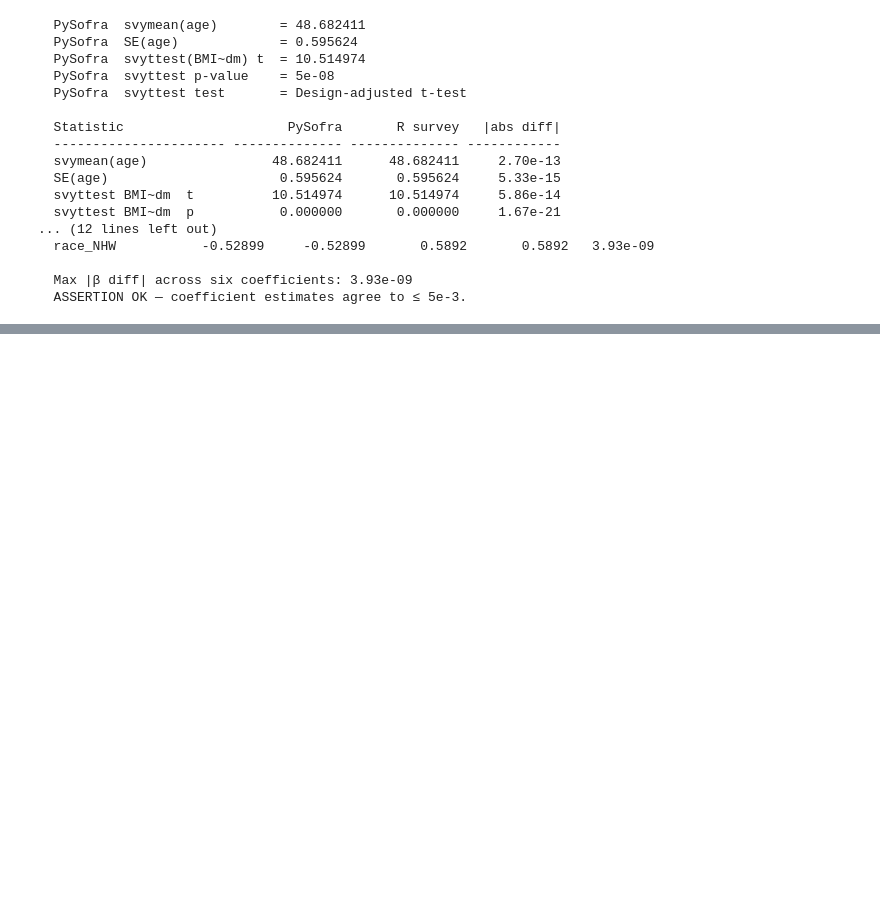
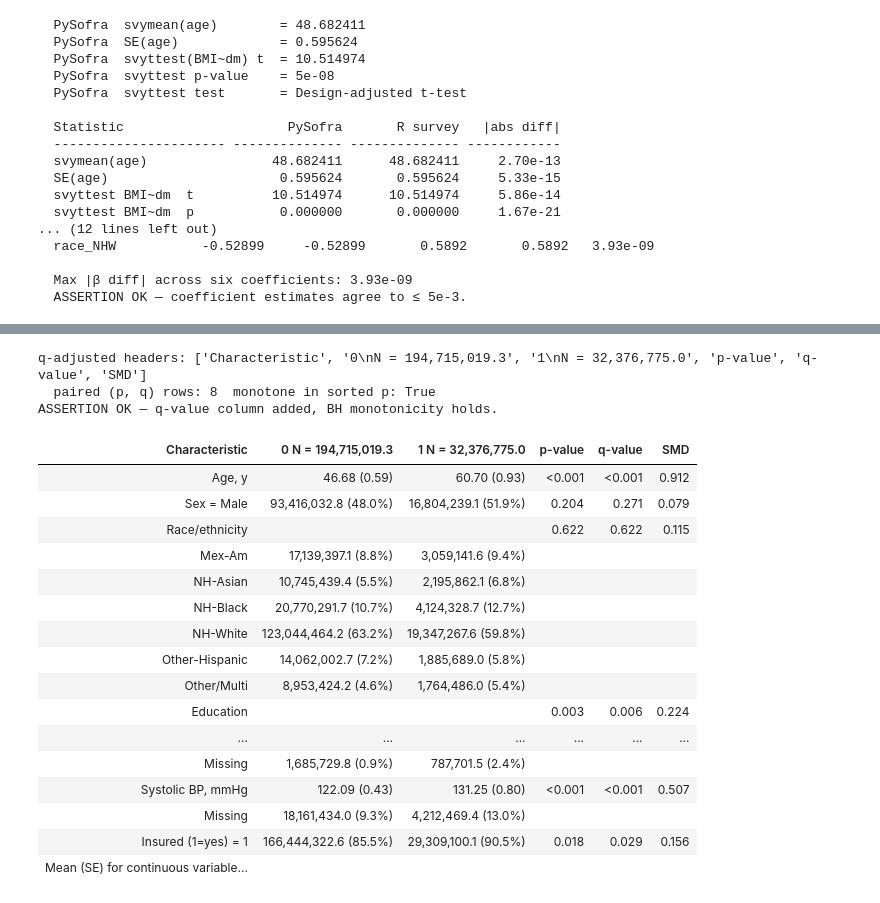
Before and after one commit to jturner-uofl/pysofra, a Jupyter notebook: examples/jss_case_study/jss_case_study.ipynb, the cells around one changed output, grey strips where cells are left out. Drawn from its saved outputs; the diff is of its cells as text; code cells hidden in the pictures; blank space fills up the shorter version.

```diff
--- a/examples/jss_case_study/jss_case_study.ipynb
+++ b/examples/jss_case_study/jss_case_study.ipynb
@@ -726,0 +900,49 @@ else:
+# %%
+# Apply BH adjustment to the inference table from Step 5
+t_q = t_inf.add_q(method="fdr_bh")
+q_headers = [h.text for h in t_q.headers[0].cells]
+print(f"q-adjusted headers: {q_headers}")
+assert any("q" in h.lower() for h in q_headers), \
+    "add_q did not insert a q-value column"
+# Pull the raw p and q values for monotonicity check
+ps_qs = []
+for r in t_q.rows:
+    p, q = None, None
+    for c in r.cells:
+        if c.kind == "p_value" and isinstance(c.value, (int, float)):
+            p = float(c.value)
+        if c.kind == "q_value" and isinstance(c.value, (int, float)):
+            q = float(c.value)
+    if p is not None and q is not None:
+        ps_qs.append((p, q))
+ps_qs.sort()
+qs_sorted = [q for _, q in ps_qs]
+# BH q is monotone non-decreasing in sorted p
+monotone = all(qs_sorted[i] <= qs_sorted[i + 1] + 1e-9
+               for i in range(len(qs_sorted) - 1))
+print(f"  paired (p, q) rows: {len(ps_qs)}  "
+      f"monotone in sorted p: {monotone}")
+assert monotone, "BH q-values are not monotone in sorted p"
+print("ASSERTION OK — q-value column added, BH monotonicity holds.")
+t_q
+# %% [output]
+q-adjusted headers: ['Characteristic', '0\nN = 194,715,019.3', '1\nN = 32,376,775.0', 'p-value', 'q-value', 'SMD']
+  paired (p, q) rows: 8  monotone in sorted p: True
+ASSERTION OK — q-value column added, BH monotonicity holds.
+| Characteristic | 0 N = 194,715,019.3 | 1 N = 32,376,775.0 | p-value | q-value | SMD |
+| Age, y | 46.68 (0.59) | 60.70 (0.93) | <0.001 | <0.001 | 0.912 |
+| Sex = Male | 93,416,032.8 (48.0%) | 16,804,239.1 (51.9%) | 0.204 | 0.271 | 0.079 |
+| Race/ethnicity |  |  | 0.622 | 0.622 | 0.115 |
+| Mex-Am | 17,139,397.1 (8.8%) | 3,059,141.6 (9.4%) |  |  |  |
+| NH-Asian | 10,745,439.4 (5.5%) | 2,195,862.1 (6.8%) |  |  |  |
+| NH-Black | 20,770,291.7 (10.7%) | 4,124,328.7 (12.7%) |  |  |  |
+| NH-White | 123,044,464.2 (63.2%) | 19,347,267.6 (59.8%) |  |  |  |
+| Other-Hispanic | 14,062,002.7 (7.2%) | 1,885,689.0 (5.8%) |  |  |  |
+| Other/Multi | 8,953,424.2 (4.6%) | 1,764,486.0 (5.4%) |  |  |  |
+| Education |  |  | 0.003 | 0.006 | 0.224 |
+| ... | ... | ... | ... | ... | ... |
+| Missing | 1,685,729.8 (0.9%) | 787,701.5 (2.4%) |  |  |  |
+| Systolic BP, mmHg | 122.09 (0.43) | 131.25 (0.80) | <0.001 | <0.001 | 0.507 |
+| Missing | 18,161,434.0 (9.3%) | 4,212,469.4 (13.0%) |  |  |  |
+| Insured (1=yes) = 1 | 166,444,322.6 (85.5%) | 29,309,100.1 (90.5%) | 0.018 | 0.029 | 0.156 |
+| Mean (SE) for continuous variable... |  |  |  |  |  |
```
Also changed, not shown: parts of 12 cells of this notebook, 3 other files.
